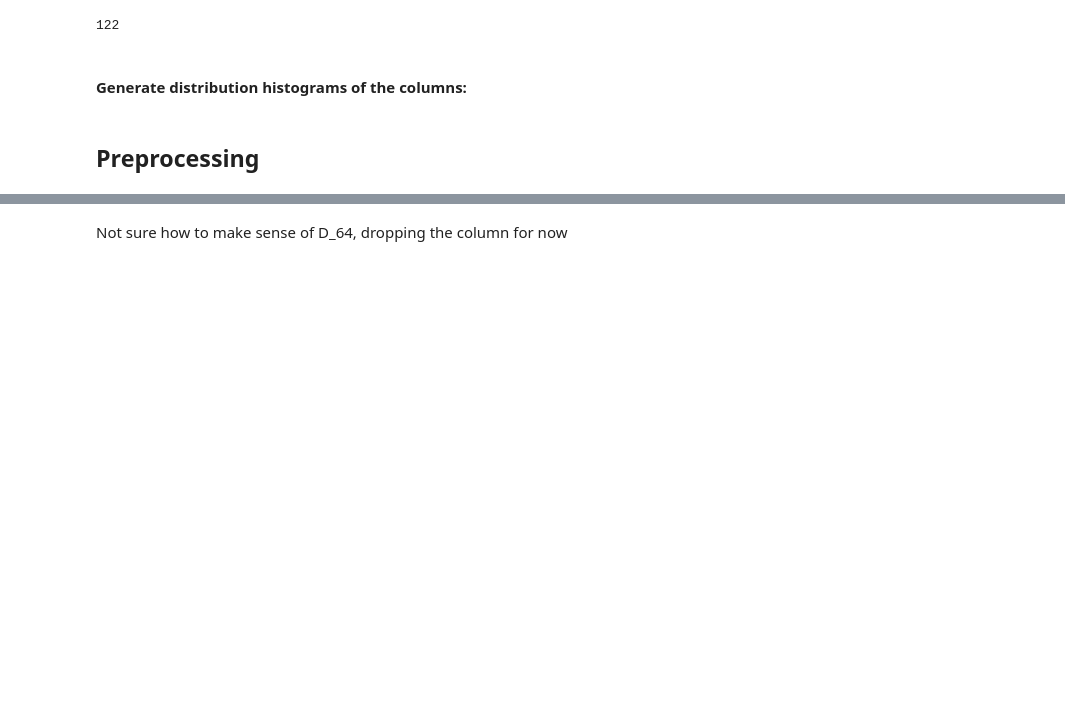
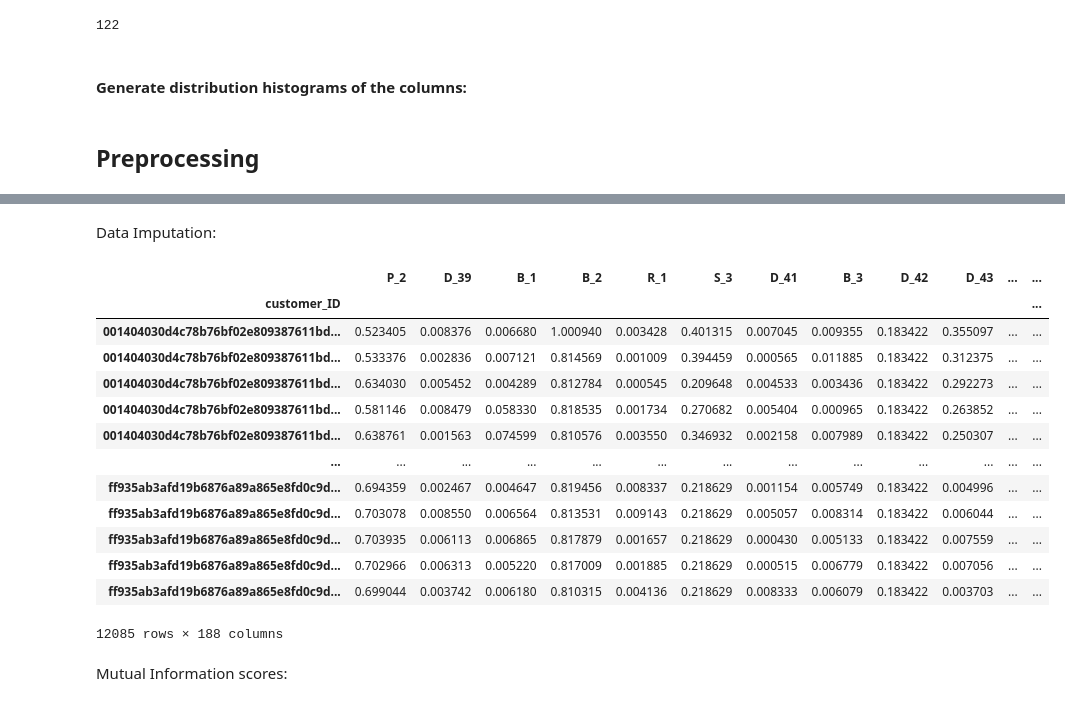
Before and after one commit to echefcy/kaggle, a Jupyter notebook: amex_defaults/ Solution.ipynb, the cells around one changed output, grey strips where cells are left out. Drawn from its saved outputs; the diff is of its cells as text; code cells hidden in the pictures; blank space fills up the shorter version.

Commit message:
Make mutual information

```diff
--- a/amex_defaults/ Solution.ipynb
+++ b/amex_defaults/ Solution.ipynb
@@ -187,2 +219,51 @@ AttributeError: groupby not found
-# %% [markdown]
-Not sure how to make sense of D_64, dropping the column for now
+# %% [markdown]
+Data Imputation:
+# %%
+X = sample2.copy().drop('S_2', axis=1)
+X.index = X.customer_ID
+for cname in X.select_dtypes(["object"]).drop('customer_ID', axis=1):
+    X[cname], _ = X[cname].factorize()
+
+discretes = (X.dtypes == 'int64').drop('customer_ID')
+d, n = [], []
+for cname in X.columns:
+    if cname == 'customer_ID':
+        continue
+    if X[cname].dtype == 'int64':
+        d.append(cname)
+    else:
+        n.append(cname)
+
+default_col_values = {cname: X[cname].mean() for cname in n}
+def process_group(col_defaults: dict, df: pd.DataFrame):
+    for cname in df.columns:
+        if df[cname].isna().all():
+            df[cname].fillna(col_defaults[cname], inplace=True)
+    return df
+
+X_processed = X.groupby(X.index).apply(lambda df: process_group(default_col_values, df))
+
+num_t = ByIndexTransformer(SimpleImputer(verbose=100), n)
+nums = num_t.fit_transform(X_processed)
+nums.columns = n
+# %%
+imputed = nums.copy()
+imputed[d] = X[d]
+imputed
+# %% [output]
+|  | P_2 | D_39 | B_1 | B_2 | R_1 | S_3 | D_41 | B_3 | D_42 | D_43 | ... | ... |
+| customer_ID |  |  |  |  |  |  |  |  |  |  |  | ... |
+| 001404030d4c78b76bf02e809387611bd... | 0.523405 | 0.008376 | 0.006680 | 1.000940 | 0.003428 | 0.401315 | 0.007045 | 0.009355 | 0.183422 | 0.355097 | ... | ... |
+| 001404030d4c78b76bf02e809387611bd... | 0.533376 | 0.002836 | 0.007121 | 0.814569 | 0.001009 | 0.394459 | 0.000565 | 0.011885 | 0.183422 | 0.312375 | ... | ... |
+| 001404030d4c78b76bf02e809387611bd... | 0.634030 | 0.005452 | 0.004289 | 0.812784 | 0.000545 | 0.209648 | 0.004533 | 0.003436 | 0.183422 | 0.292273 | ... | ... |
+| 001404030d4c78b76bf02e809387611bd... | 0.581146 | 0.008479 | 0.058330 | 0.818535 | 0.001734 | 0.270682 | 0.005404 | 0.000965 | 0.183422 | 0.263852 | ... | ... |
+| 001404030d4c78b76bf02e809387611bd... | 0.638761 | 0.001563 | 0.074599 | 0.810576 | 0.003550 | 0.346932 | 0.002158 | 0.007989 | 0.183422 | 0.250307 | ... | ... |
+| ... | ... | ... | ... | ... | ... | ... | ... | ... | ... | ... | ... | ... |
+| ff935ab3afd19b6876a89a865e8fd0c9d... | 0.694359 | 0.002467 | 0.004647 | 0.819456 | 0.008337 | 0.218629 | 0.001154 | 0.005749 | 0.183422 | 0.004996 | ... | ... |
+| ff935ab3afd19b6876a89a865e8fd0c9d... | 0.703078 | 0.008550 | 0.006564 | 0.813531 | 0.009143 | 0.218629 | 0.005057 | 0.008314 | 0.183422 | 0.006044 | ... | ... |
+| ff935ab3afd19b6876a89a865e8fd0c9d... | 0.703935 | 0.006113 | 0.006865 | 0.817879 | 0.001657 | 0.218629 | 0.000430 | 0.005133 | 0.183422 | 0.007559 | ... | ... |
+| ff935ab3afd19b6876a89a865e8fd0c9d... | 0.702966 | 0.006313 | 0.005220 | 0.817009 | 0.001885 | 0.218629 | 0.000515 | 0.006779 | 0.183422 | 0.007056 | ... | ... |
+| ff935ab3afd19b6876a89a865e8fd0c9d... | 0.699044 | 0.003742 | 0.006180 | 0.810315 | 0.004136 | 0.218629 | 0.008333 | 0.006079 | 0.183422 | 0.003703 | ... | ... |
+12085 rows × 188 columns
+# %% [markdown]
+Mutual Information scores:
```
Also changed, not shown: parts of 7 cells of this notebook.
